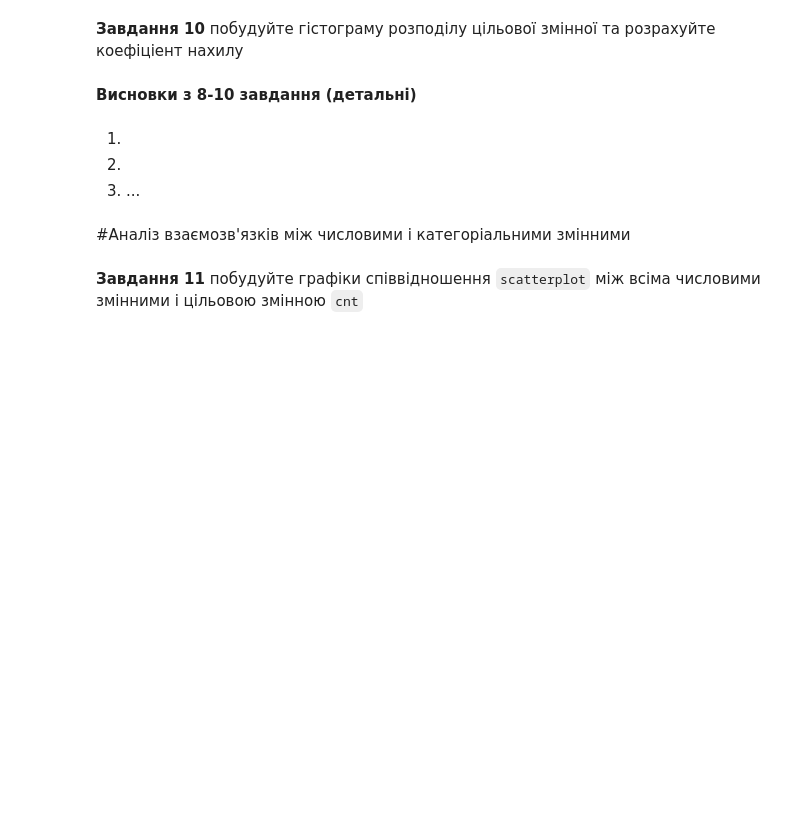
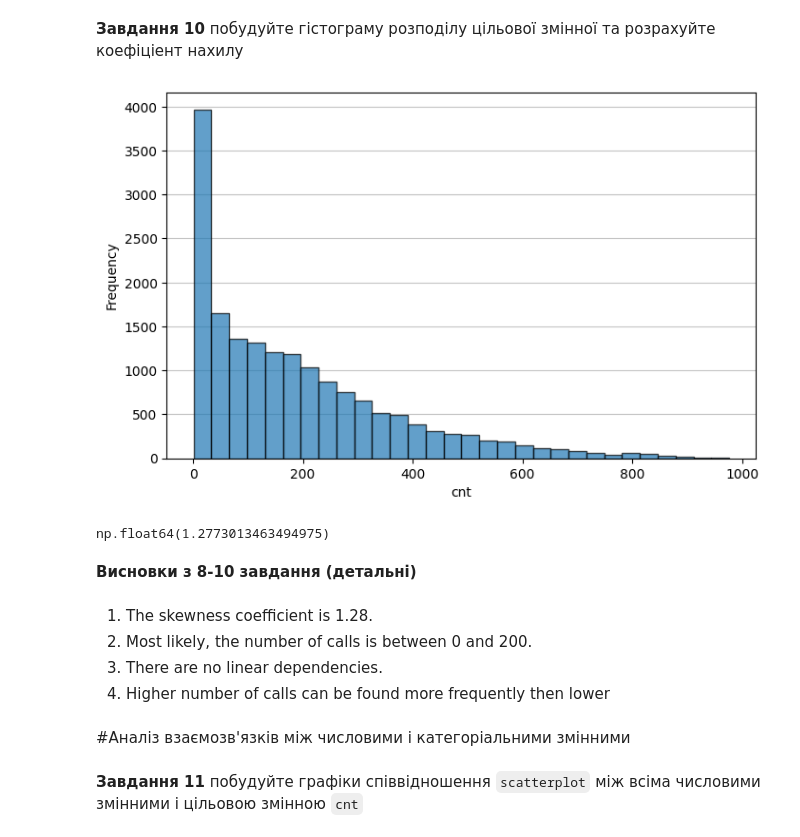
Before and after one commit to VitaliySysak/ai-labs, a Jupyter notebook: main.ipynb, the cells around one changed output. Drawn from its saved outputs; the diff is of its cells as text; code cells hidden in the pictures; blank space fills up the shorter version.

```diff
--- a/main.ipynb
+++ b/main.ipynb
@@ -49,7 +49,7 @@ import seaborn as sns
 %matplotlib inline
 # %%
 def get_data(data_path: str):
-  data =
+  data = pd.read_csv(data_path)
   return data
 # %%
-data = get_data(data_path="./datasets/mo")
+df = get_data(data_path="./datasets/motorbike_ambulance_calls.csv")
@@ -73,7 +182,5 @@ data = get_data(data_path="./datasets/mo")
 **Завдання 4** перетворіть змінну `date` в **date type**. Визначте часові межі датасету.
 # %%
 def tranform_date(df: pd.DataFrame, date_col_name: str):
-  df[date_col_name] = #your code
-  return df
-
-data = tranform_date(data, 'date')
+    df[date_col_name] = pd.to_datetime(df[date_col_name], errors='coerce')
+    return df
@@ -130,11 +297,26 @@ fig, ax = plt.subplots(2, 2, figsize=(20, 10))
+# %%
+plt.figure(figsize=(8, 5))
+plt.hist(df['cnt'], bins=30, edgecolor='black', alpha=0.7, zorder=4)
+plt.xlabel('cnt')
+plt.ylabel('Frequency')
+plt.grid(axis='y', alpha=0.75)
+
+plt.show()
+# %% [output]
+[figure, added]
+# %%
+skewness = sc.stats.skew(df['cnt'])
+skewness
+# %% [output]
+np.float64(1.2773013463494975)
 # %% [markdown]
 **Висновки з 8-10 завдання (детальні)**
-# %% [markdown]
-
-
-1.
-2.
-3. ...
+# %% [markdown]
+
+1. The skewness coefficient is 1.28.
+2. Most likely, the number of calls is between 0 and 200.
+3. There are no linear dependencies.
+4. Higher number of calls can be found more frequently then lower
 # %% [markdown]
 #Аналіз взаємозв'язків між числовими і категоріальними змінними
 # %% [markdown]
```
Also changed, not shown: parts of 48 cells of this notebook.
